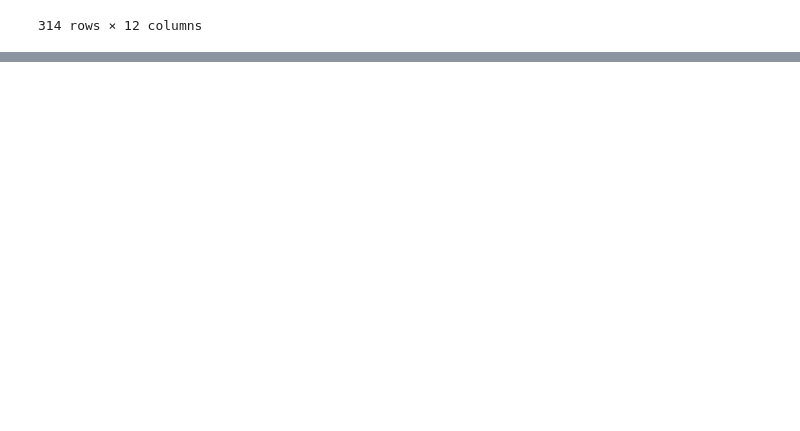
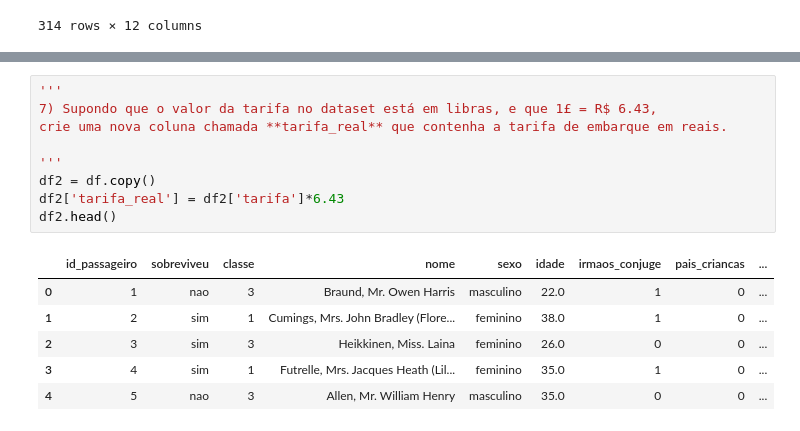
Before and after one commit to nery-alan/intro_python_verao_ime_2023, a Jupyter notebook: exercicios/exercicio02.ipynb, the cells around one changed output, grey strips where cells are left out. Drawn from its saved outputs; the diff is of its cells as text; blank space fills up the shorter version.

```diff
--- a/exercicios/exercicio02.ipynb
+++ b/exercicios/exercicio02.ipynb
@@ -117,0 +141,16 @@ criancas_cherbourg
+# %%
+'''
+7) Supondo que o valor da tarifa no dataset está em libras, e que 1£ = R$ 6.43,
+crie uma nova coluna chamada **tarifa_real** que contenha a tarifa de embarque em reais.
+
+'''
+df2 = df.copy()
+df2['tarifa_real'] = df2['tarifa']*6.43
+df2.head()
+# %% [output]
+|  | id_passageiro | sobreviveu | classe | nome | sexo | idade | irmaos_conjuge | pais_criancas | ... |
+| 0 | 1 | nao | 3 | Braund, Mr. Owen Harris | masculino | 22.0 | 1 | 0 | ... |
+| 1 | 2 | sim | 1 | Cumings, Mrs. John Bradley (Flore... | feminino | 38.0 | 1 | 0 | ... |
+| 2 | 3 | sim | 3 | Heikkinen, Miss. Laina | feminino | 26.0 | 0 | 0 | ... |
+| 3 | 4 | sim | 1 | Futrelle, Mrs. Jacques Heath (Lil... | feminino | 35.0 | 1 | 0 | ... |
+| 4 | 5 | nao | 3 | Allen, Mr. William Henry | masculino | 35.0 | 0 | 0 | ... |
```
Also changed, not shown: parts of 6 cells of this notebook.
